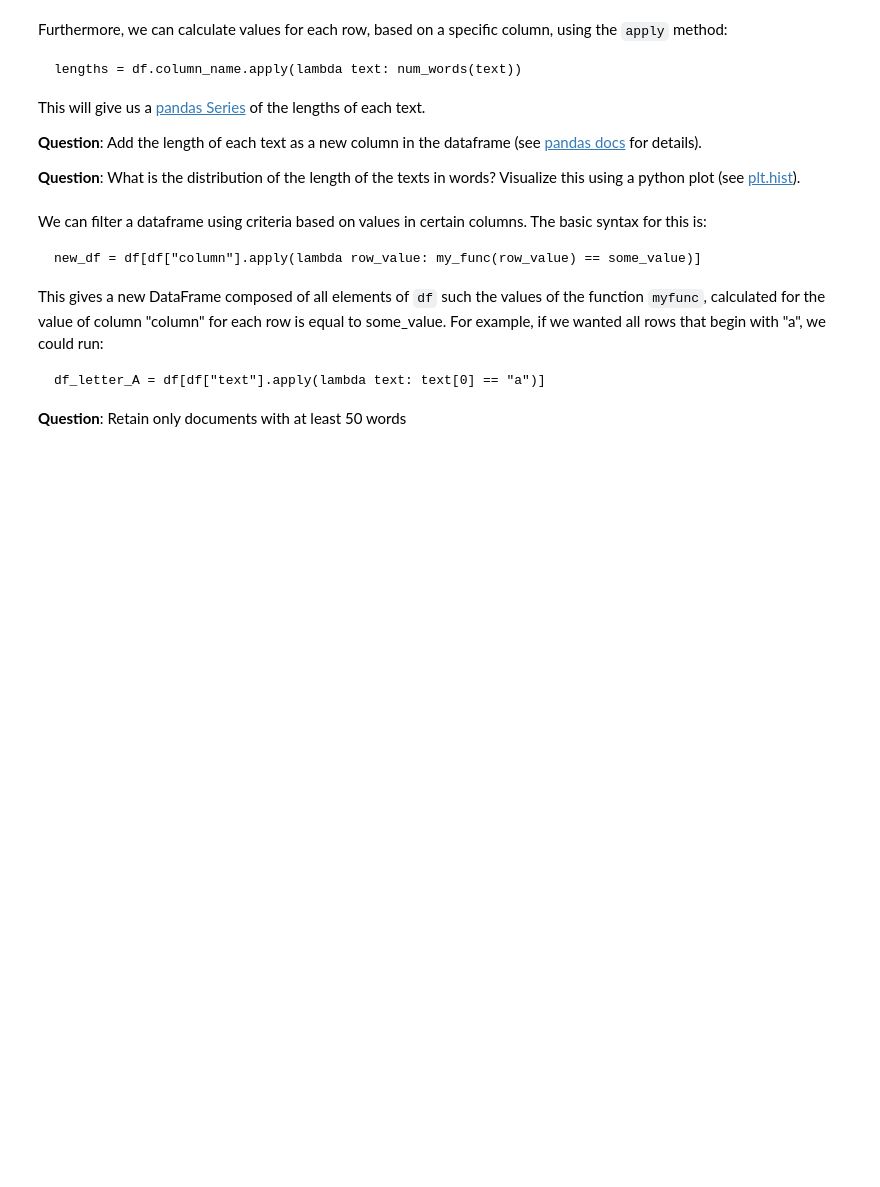
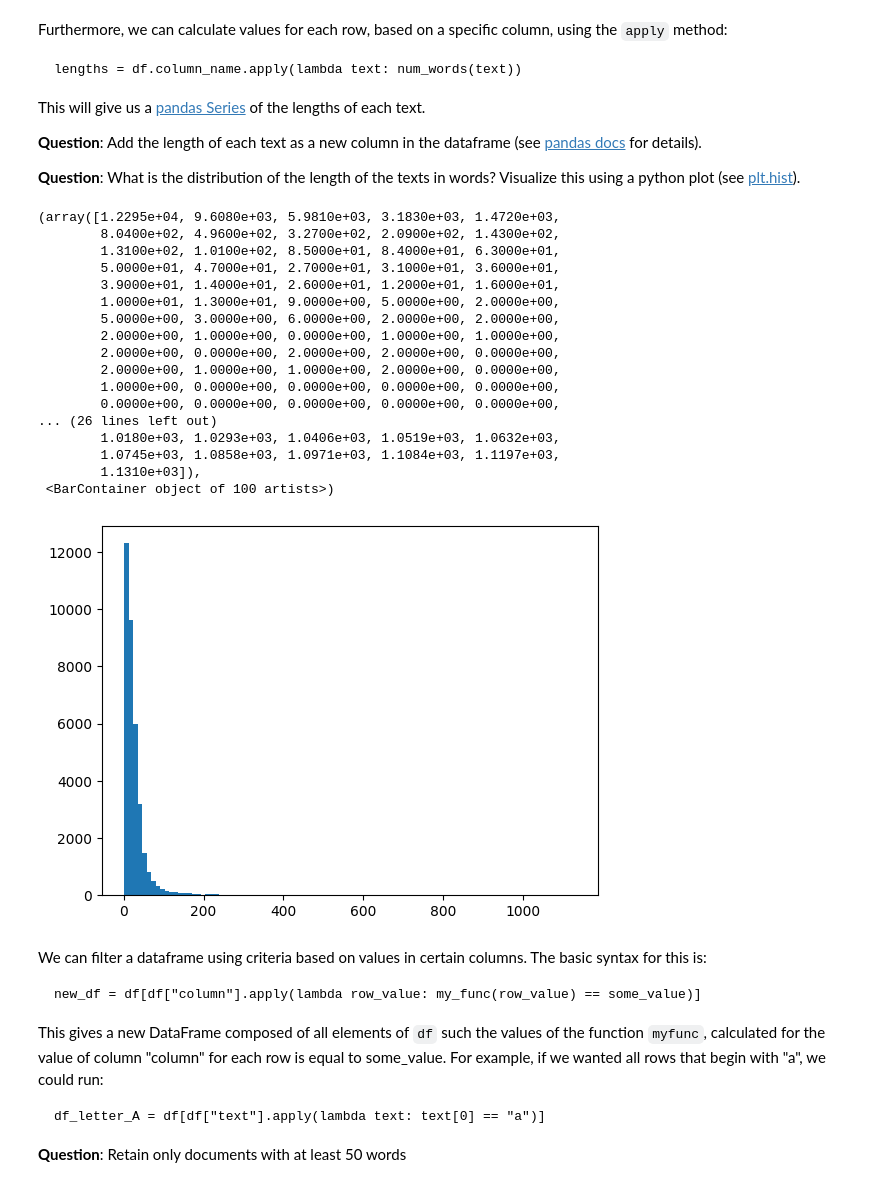
Before and after one commit to HiCarC/TP-Intro, a Jupyter notebook: TP1-intro.ipynb, the cells around one changed output. Saved outputs shown, nothing was run; the diff lists cells and outputs as text; code cells hidden in the pictures; blank space fills up the shorter version.

```diff
--- a/TP1-intro.ipynb
+++ b/TP1-intro.ipynb
@@ -40,7 +40,7 @@ from numpy import log
 In this TP we use Pandas [DataFrames](https://pandas.pydata.org/docs/reference/api/pandas.DataFrame.html) to manage our dataset. Pandas is a standard tool in data science.
 # %%
 #read the dataset as a DataFrame
-df_radios = pd.read_csv('RADIOS.TXT', names=['text'])
+df_radios = pd.read_csv('RADIOS.txt', names=['text'])
 # %%
 print(len(df_radios))
 df_radios.head()
@@ -75,6 +86,6 @@ def num_words(sentence):
     '''
     Calculate the number of words in the sentence.
     '''
-    #todo
+    return len(sentence.split(" "))
 
 num_words(one_text)
@@ -94,10 +107,29 @@ This will give us a [pandas Series](https://pandas.pydata.org/docs/reference/api
 # %%
 # todo
 
-lengths = '' #todo
+lengths = df_radios.text.apply(lambda text: num_words(text)) #todo
 
 ## to plot
 plt.hist(lengths,bins=100)
+# %% [output]
+(array([1.2295e+04, 9.6080e+03, 5.9810e+03, 3.1830e+03, 1.4720e+03,
+        8.0400e+02, 4.9600e+02, 3.2700e+02, 2.0900e+02, 1.4300e+02,
+        1.3100e+02, 1.0100e+02, 8.5000e+01, 8.4000e+01, 6.3000e+01,
+        5.0000e+01, 4.7000e+01, 2.7000e+01, 3.1000e+01, 3.6000e+01,
+        3.9000e+01, 1.4000e+01, 2.6000e+01, 1.2000e+01, 1.6000e+01,
+        1.0000e+01, 1.3000e+01, 9.0000e+00, 5.0000e+00, 2.0000e+00,
+        5.0000e+00, 3.0000e+00, 6.0000e+00, 2.0000e+00, 2.0000e+00,
+        2.0000e+00, 1.0000e+00, 0.0000e+00, 1.0000e+00, 1.0000e+00,
+        2.0000e+00, 0.0000e+00, 2.0000e+00, 2.0000e+00, 0.0000e+00,
+        2.0000e+00, 1.0000e+00, 1.0000e+00, 2.0000e+00, 0.0000e+00,
+        1.0000e+00, 0.0000e+00, 0.0000e+00, 0.0000e+00, 0.0000e+00,
+        0.0000e+00, 0.0000e+00, 0.0000e+00, 0.0000e+00, 0.0000e+00,
+... (26 lines left out)
+        1.0180e+03, 1.0293e+03, 1.0406e+03, 1.0519e+03, 1.0632e+03,
+        1.0745e+03, 1.0858e+03, 1.0971e+03, 1.1084e+03, 1.1197e+03,
+        1.1310e+03]),
+ <BarContainer object of 100 artists>)
+[figure, added]
 # %% [markdown]
 We can filter a dataframe using criteria based on values in certain columns. The basic syntax for this is:
 
```
Also changed, not shown: parts of 5 cells of this notebook.
